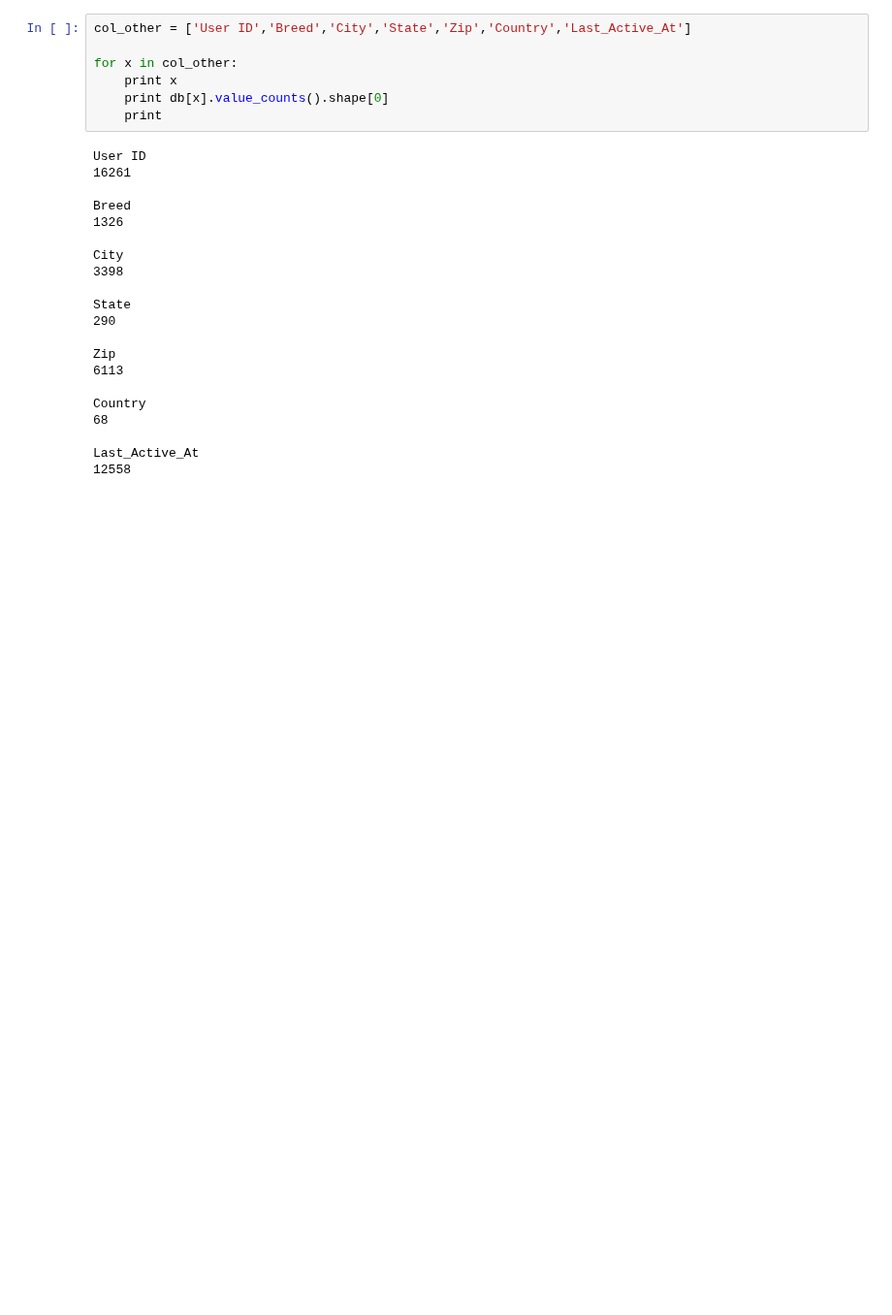
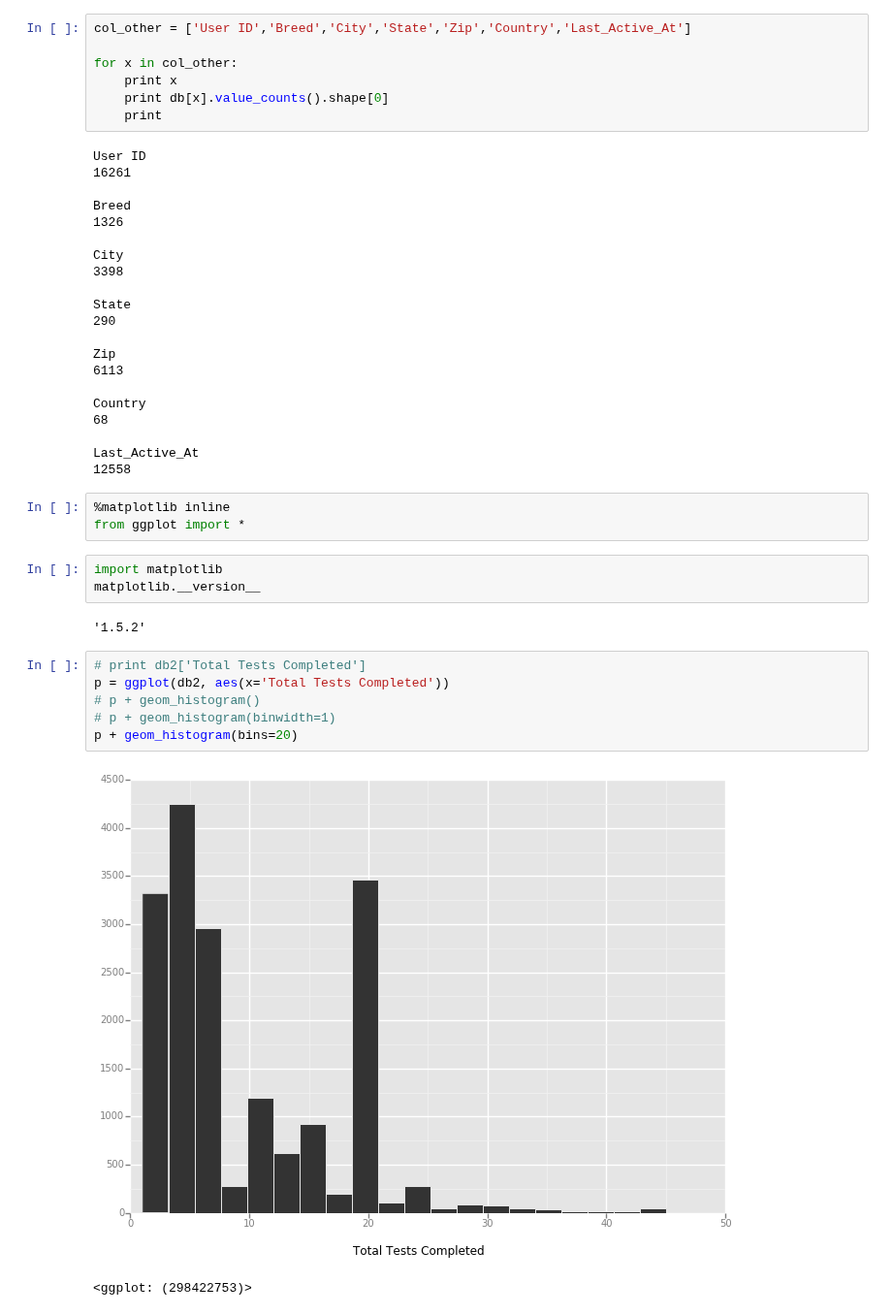
Before and after one commit to arfu2016/dog_id, a Jupyter notebook: 1p2ETL_outliers.ipynb, the cells around one changed output. Shown at 97% size. Saved outputs shown, nothing was run; the diff lists cells and outputs as text; blank space fills up the shorter version.

```diff
--- a/1p2ETL_outliers.ipynb
+++ b/1p2ETL_outliers.ipynb
@@ -314,3 +316,20 @@ Country
 
 Last_Active_At
 12558
+# %%
+%matplotlib inline
+from ggplot import *
+# %%
+import matplotlib
+matplotlib.__version__
+# %% [output]
+'1.5.2'
+# %%
+# print db2['Total Tests Completed']
+p = ggplot(db2, aes(x='Total Tests Completed'))
+# p + geom_histogram()
+# p + geom_histogram(binwidth=1)
+p + geom_histogram(bins=20)
+# %% [output]
+[figure, added]
+<ggplot: (298422753)>
```
Also changed, not shown: parts of 7 cells of this notebook.
